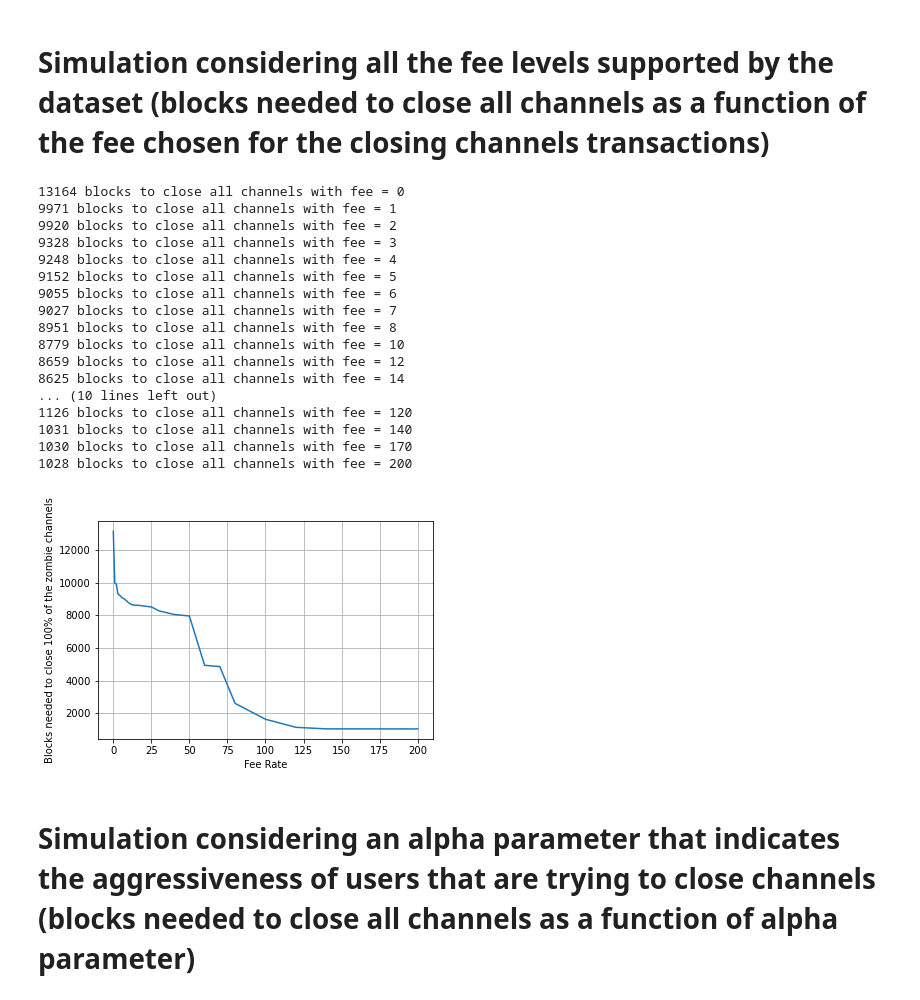
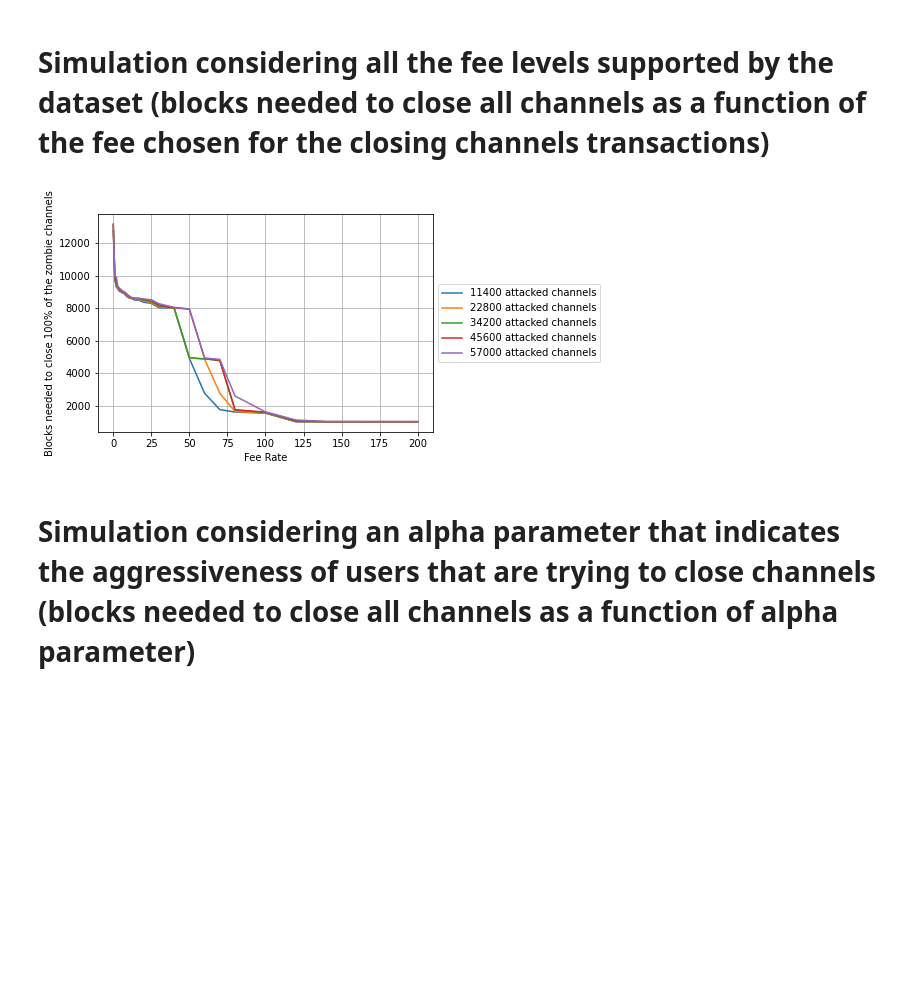
Before and after one commit to CosimoSguanci/Mass-Exit-Attacks-on-LN, a Jupyter notebook: ZombieAttackSimulation.ipynb, the cells around one changed output. Cells and saved outputs as stored; diff of their text form; code cells hidden in the pictures; blank space fills up the shorter version.

```diff
--- a/ZombieAttackSimulation.ipynb
+++ b/ZombieAttackSimulation.ipynb
@@ -61,7 +61,7 @@ PROBLEMATIC_INTERVALS = [[1516728783, 1516729440], [1515943500, 1515944160]]
 
 # if highest_priority == True, then txs are put in the first positions of the queue (used when we are considering a fee level that is greater than the maximum fee level in our dataset: in this case, we
 # want that our transactions are those with the highest priority in the mempool)
-def simulate(mempool_data, blocks_data, first_block_height_of_simulation, fee_index_in_ranges, num_zombie_channels, highest_priority=False, dynamic=False, beta=1, step=1, plot_distribution=False, percentage_to_be_closed=1.0):
+def simulate(mempool_data, blocks_data, first_block_height_of_simulation, fee_index_in_ranges, num_zombie_channels, highest_priority=False, dynamic=False, beta=1, step=1, plot_distribution=False, plot_show=False, percentage_to_be_closed=1.0):
 
     first_height = blocks_data[0]["height"]
     blocksCounter = 0
@@ -149,12 +149,14 @@ def simulate(mempool_data, blocks_data, first_block_height_of_simulation, fee_in
         if(num_zombie_channels <= INITIAL_NUM_ZOMBIE_CHANNELS - (INITIAL_NUM_ZOMBIE_CHANNELS * percentage_to_be_closed)):
 
             if(plot_distribution):
-                fig, ax = plt.subplots()
-                ax.grid(True)
-                plt.plot(plot_blocks, plot_remaining_zombie_channels)
-                plt.xlabel('Blocks')
-                plt.ylabel(f'Number of zombie channels')
-                plt.show()
+                #plt.plot(plot_blocks, plot_remaining_zombie_channels)
+
+                #if(plot_show):
+                    #plt.xlabel('Blocks')
+                    #plt.ylabel(f'Number of zombie channels')
+                    #plt.xticks(np.linspace(0, 10000, num=11))
+                    #plt.show()
+                return blocksCounter, plot_blocks, plot_remaining_zombie_channels
 
             return blocksCounter
 
@@ -260,44 +294,33 @@ X-axis: number blocks seen in the simulation, Y-axis: number of zombie channels
 # %%
 fee_ranges = [0, 1, 2, 3, 4, 5, 6, 7, 8, 10, 12, 14, 17, 20, 25, 30, 40, 50, 60, 70, 80, 100, 120, 140, 170, 200]
 
 fig, ax = plt.subplots()
 ax.grid(True)
+labels = []
 
-needed_blocks = [] # number of blocks needed to close all the zombie channels
+fractions = np.arange(start=0.2, stop=1.2, step=0.2)
 
-i = 0
+for fraction in fractions:
+    zombie_channels = round(fraction * INITIAL_NUM_ZOMBIE_CHANNELS)
+    needed_blocks = [] # number of blocks needed to close all the zombie channels
 
-while(i < len(fee_ranges)):
-    blocks_to_close_all_channels = LN_CLOSING_CHANNEL_DELAY + simulate(mempool_data, blocks_data, 497928, i, INITIAL_NUM_ZOMBIE_CHANNELS)
+    i = 0
+    while(i < len(fee_ranges)):
+        blocks_to_close_all_channels = LN_CLOSING_CHANNEL_DELAY + simulate(mempool_data, blocks_data, 497928, i, zombie_channels)
 
-    print(blocks_to_close_all_channels, "blocks to close all channels with fee =", fee_ranges[i])
+        #print(blocks_to_close_all_channels, "blocks to close all channels with fee =", fee_ranges[i])
 
-    needed_blocks.append(blocks_to_close_all_channels)
-    i += 1
+        needed_blocks.append(blocks_to_close_all_channels)
+        i += 1
+    plt.plot(fee_ranges, needed_blocks)
+    labels.append(f"{zombie_channels} attacked channels")
 
-plt.plot(fee_ranges, needed_blocks)
 plt.xlabel('Fee Rate')
 plt.ylabel(f'Blocks needed to close 100% of the zombie channels')
+plt.legend(labels=labels, loc='center left', bbox_to_anchor=(1, 0.5))
 plt.show()
 # %% [output]
-13164 blocks to close all channels with fee = 0
-9971 blocks to close all channels with fee = 1
-9920 blocks to close all channels with fee = 2
-9328 blocks to close all channels with fee = 3
-9248 blocks to close all channels with fee = 4
-9152 blocks to close all channels with fee = 5
-9055 blocks to close all channels with fee = 6
-9027 blocks to close all channels with fee = 7
-8951 blocks to close all channels with fee = 8
-8779 blocks to close all channels with fee = 10
-8659 blocks to close all channels with fee = 12
-8625 blocks to close all channels with fee = 14
-... (10 lines left out)
-1126 blocks to close all channels with fee = 120
-1031 blocks to close all channels with fee = 140
-1030 blocks to close all channels with fee = 170
-1028 blocks to close all channels with fee = 200
-[figure, old version]
+[figure, new version]
 # %% [markdown]
 # Simulation considering an alpha parameter that indicates the aggressiveness of users that are trying to close channels (blocks needed to close all channels as a function of alpha parameter)
 # %%
```
Also changed, not shown: parts of 2 cells of this notebook.
